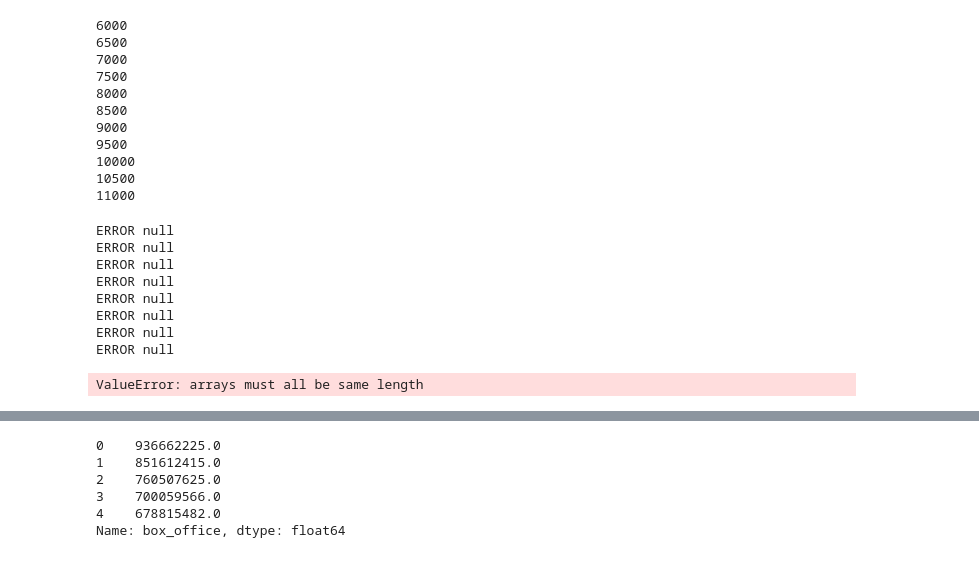
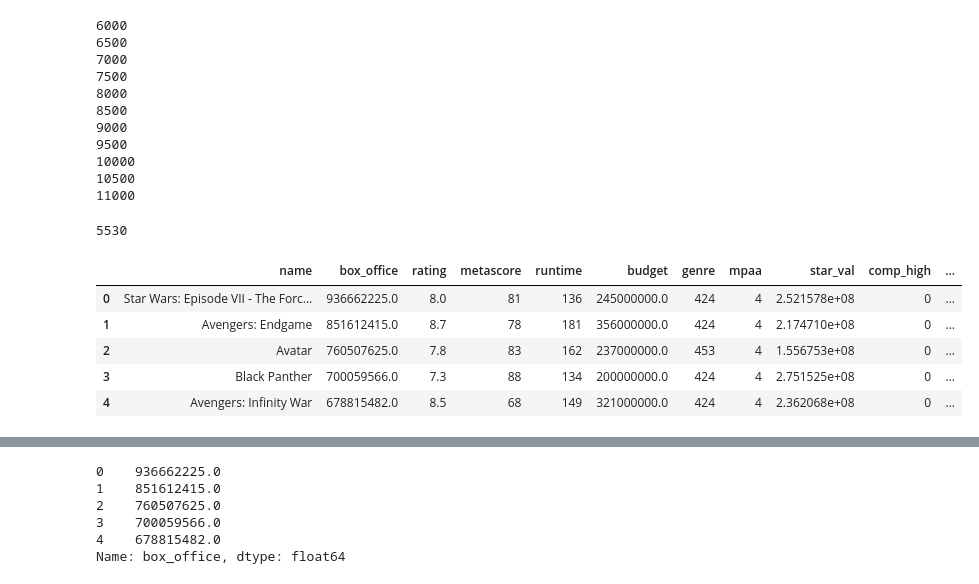
Before and after one commit to F1nalFortune/MLP, a Jupyter notebook: Functional_MLP.ipynb, the cells around one changed output, grey strips where cells are left out. Cells and saved outputs as stored; diff of their text form; code cells hidden in the pictures.

```diff
--- a/Functional_MLP.ipynb
+++ b/Functional_MLP.ipynb
@@ -189,7 +192,7 @@ df = pd.DataFrame({
     'name': df['name'],
     'box_office': new_office,
     'rating': df['rating'],
-#     'metascore': df['metascore'],
+    'metascore': df['metascore'],
     'runtime': df['runtime'],
     'budget': new_budget,
     'genre': df['genre'],
@@ -209,7 +212,10 @@ mpaa = []
 cast = []
 directors = []
 release = []
+metascore = []
 
+for val in df['metascore']:
+  metascore.append(val)
 for val in df['name']:
   name.append(val)
 for val in df['box_office']:
@@ -265,9 +271,9 @@ for cast in df['cast']:
 
 actor_avg = []
 counter = 0
-for cast in first_five:
+for actor in first_five:
     counter += 1
-    members = cast.split(",")
+    members = actor.split(",")
     actor_avg.append(actor_gross(members))
     if counter % 500 == 0:
         print(counter)
@@ -370,43 +376,42 @@ for comp in months:
         comp_med.append(0)
         comp_low.append(1)
     else:
-        print("ERROR", comp)
+        comp_high.append('null')
+        comp_med.append('null')
+        comp_low.append('null')
-# %% [output]
-ERROR null
-ERROR null
-ERROR null
-ERROR null
-ERROR null
-ERROR null
-ERROR null
-ERROR null
 # %%
 df = pd.DataFrame({
     'name': name,
     'box_office': box_office,
     'rating': rating,
-#     'metascore': df['metascore'],
+    'metascore': metascore,
     'runtime': runtime,
     'budget': budget,
     'genre': genre,
     'mpaa': mpaa,
-    'cast':cast,
+#     'cast':cast,
     'star_val':star_feature['star_value'],
     'comp_high': comp_high,
     'comp_med': comp_med,
     'comp_low': comp_low
 })
-df.drop(df[df['release'] == 'null'].index, inplace = True)
+df.drop(df[df['comp_high'] == 'null'].index, inplace = True)
 print(len(df))
 # print("Name: {}".len(df['name']))
 # print("Box Office: {}".len(df['box_office']))
 # print("Rating: {}".len(df['rating']))
 # print("Runtime: {}".len(df['runtime']))
 # print("Budget: {}".len(df['budget']))
 # print("Genre: {}".len(df['genre']))
 # print("MPAA: {}".len(df['mpaa']))
 # print("Cast: {}".len(df['cast']))
 # print("Star Val: {}".len(df['star_val']))
-df.tail()
+df.head()
 # %% [output]
-ValueError: arrays must all be same length
+5530
+|  | name | box_office | rating | metascore | runtime | budget | genre | mpaa | star_val | comp_high | ... |
+| 0 | Star Wars: Episode VII - The Forc... | 936662225.0 | 8.0 | 81 | 136 | 245000000.0 | 424 | 4 | 2.521578e+08 | 0 | ... |
+| 1 | Avengers: Endgame | 851612415.0 | 8.7 | 78 | 181 | 356000000.0 | 424 | 4 | 2.174710e+08 | 0 | ... |
+| 2 | Avatar | 760507625.0 | 7.8 | 83 | 162 | 237000000.0 | 453 | 4 | 1.556753e+08 | 0 | ... |
+| 3 | Black Panther | 700059566.0 | 7.3 | 88 | 134 | 200000000.0 | 424 | 4 | 2.751525e+08 | 0 | ... |
+| 4 | Avengers: Infinity War | 678815482.0 | 8.5 | 68 | 149 | 321000000.0 | 424 | 4 | 2.362068e+08 | 0 | ... |
```
Also changed, not shown: parts of 23 cells of this notebook.
